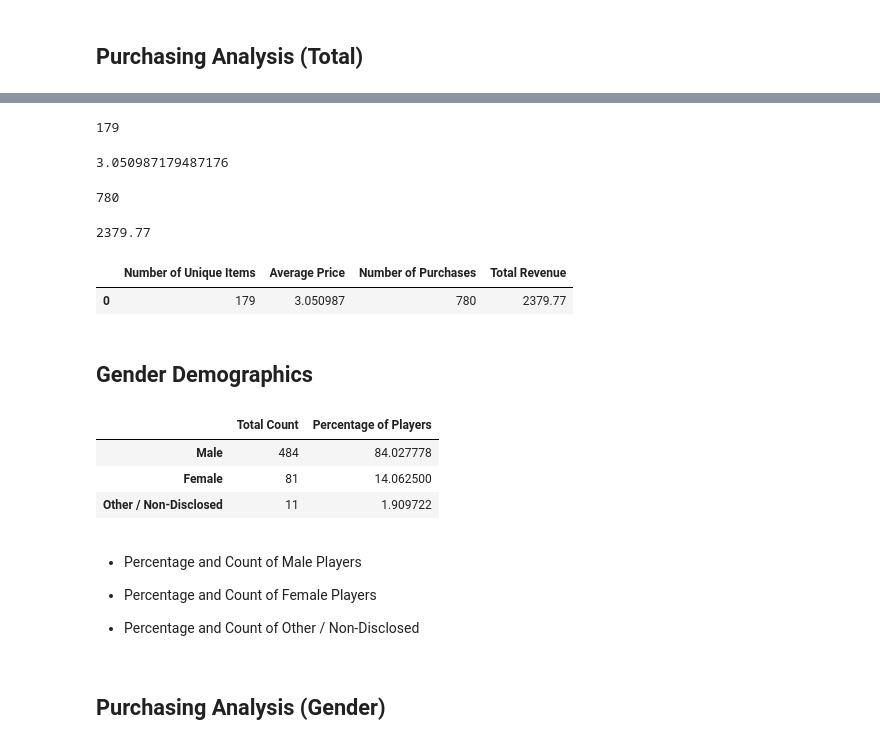
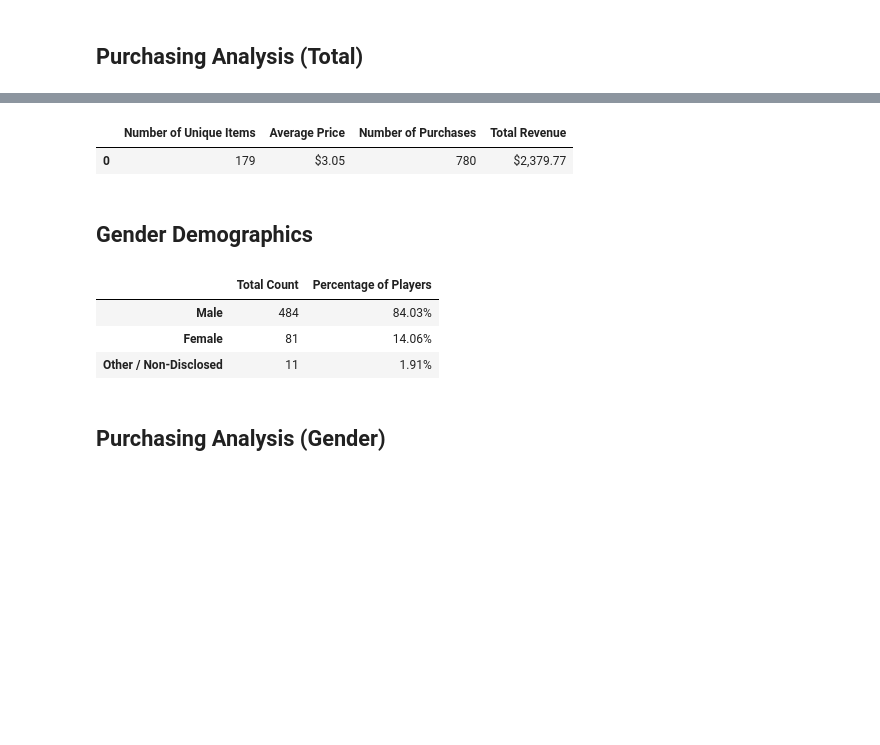
Before and after one commit to gamem001/pandas_analysis, a Jupyter notebook: HeroesOfPymoli_starter.ipynb, the cells around one changed output, grey strips where cells are left out. Saved outputs shown, nothing was run; the diff lists cells and outputs as text; code cells hidden in the pictures; blank space fills up the shorter version.

```diff
--- a/HeroesOfPymoli_starter.ipynb
+++ b/HeroesOfPymoli_starter.ipynb
@@ -5,14 +5,16 @@
 # Dependencies and Setup
 import pandas as pd
 
-# pd.options.display.float_format = '${:,.2f}'.format
-
 # File to Load (Remember to Change These)
 file_to_load = "Resources/purchase_data.csv"
+
+#format to disply dollar values correctly
+pd.options.display.float_format = '${:,.2f}'.format
 
 # Read Purchasing File and store into Pandas data frame
 purchase_data_df = pd.read_csv(file_to_load)
 
+#loc to reference later
 player_demographics = purchase_data_df.loc[:, ['Gender','SN', 'Age']]
 
 purchase_data_df.head()
@@ -61,60 +47,43 @@ player_demographics
-# %%
-#number of unique items
-unique_items_count = purchase_data_df["Item ID"].value_counts()
-len(unique_items_count)
-# %% [output]
-179
-# %%
-#average purchase price
-average_purchase_price = purchase_data_df["Price"].mean()
-average_purchase_price
-# %% [output]
-3.050987179487176
-# %%
-#Total Number of Purchases
-total_purchases_count = purchase_data_df["Purchase ID"].value_counts()
-len(total_purchases_count)
-# %% [output]
-780
-# %%
-#Total Revenue
-revenue_total = purchase_data_df["Price"].sum()
-revenue_total
-# %% [output]
-2379.77
 # %%
-df= pd.DataFrame({'Number of Unique Items': [len(unique_items_count)],
+#use basic functions to calculate total items available, the average price of items and total revenue
+unique_items_count = purchase_data_df["Item ID"].value_counts()
+average_purchase_price = purchase_data_df["Price"].mean()
+total_purchases_count = purchase_data_df["Purchase ID"].value_counts()
+revenue_total = purchase_data_df["Price"].sum()
+
+#create summary df
+purchasing_analysis_total = pd.DataFrame({'Number of Unique Items': [len(unique_items_count)],
  'Average Price': [average_purchase_price],
  'Number of Purchases': [len(total_purchases_count)],
  'Total Revenue': [revenue_total]})
 
-df
+purchasing_analysis_total
 # %% [output]
 |  | Number of Unique Items | Average Price | Number of Purchases | Total Revenue |
-| 0 | 179 | 3.050987 | 780 | 2379.77 |
+| 0 | 179 | $3.05 | 780 | $2,379.77 |
 # %% [markdown]
 ## Gender Demographics
 # %%
+#use .loc to use columns necessary for gender counts and percents
 player_demographics = purchase_data_df.loc[:, ["Gender", "SN", "Age"]]
+
+#eliminate duplicates for accurate count of total gender players
 player_demographics = player_demographics.drop_duplicates()
 gender_total_counts = player_demographics["Gender"].value_counts()
 gender_demographics_percents = 100. * gender_total_counts / len(player_demographics)
+
+#format to disply percent values correctly
+pd.options.display.float_format = '{:,.2f}%'.format
+
+#create summary df
 gender_demographics = pd.DataFrame({"Total Count": gender_total_counts, "Percentage of Players": gender_demographics_percents})
 
 gender_demographics
 # %% [output]
 |  | Total Count | Percentage of Players |
-| Male | 484 | 84.027778 |
-| Female | 81 | 14.062500 |
-| Other / Non-Disclosed | 11 | 1.909722 |
+| Male | 484 | 84.03% |
+| Female | 81 | 14.06% |
+| Other / Non-Disclosed | 11 | 1.91% |
-# %% [markdown]
-* Percentage and Count of Male Players
-
-
-* Percentage and Count of Female Players
-
-
-* Percentage and Count of Other / Non-Disclosed
 # %% [markdown]
 
 ## Purchasing Analysis (Gender)
```
Also changed, not shown: parts of 36 cells of this notebook, 3 other files.
